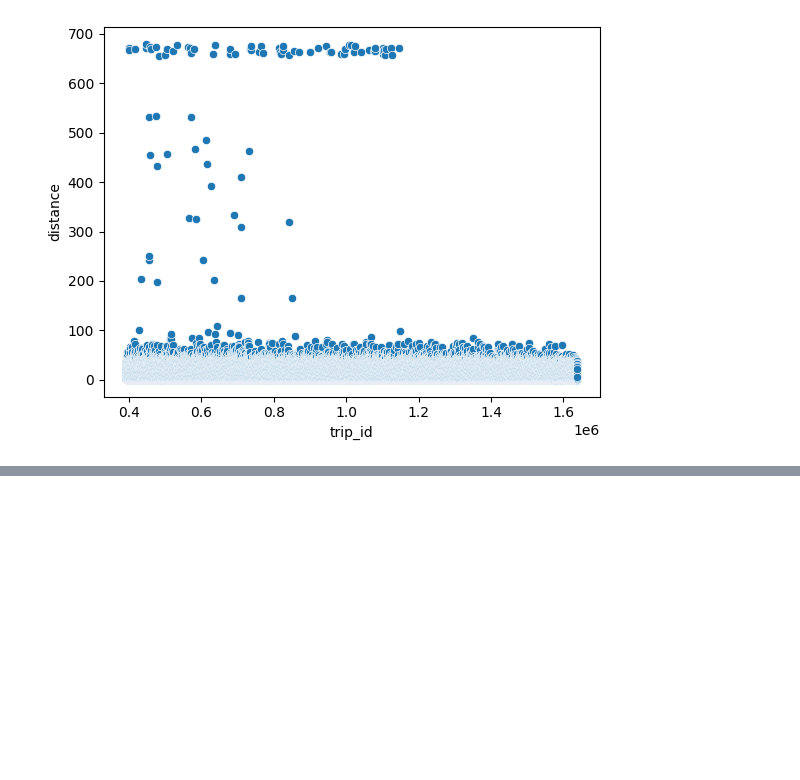
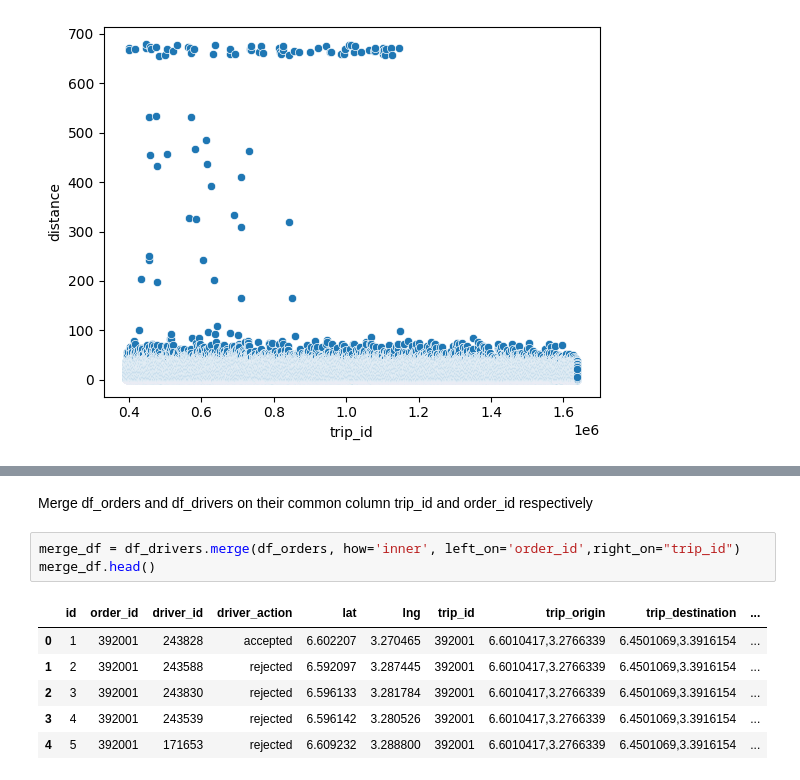
Before and after one commit to nahomHmichael/gokada-delivery-optimisation-with-causal-inference, a Jupyter notebook: notebooks/EDA.ipynb, the cells around one changed output, grey strips where cells are left out. Saved outputs shown, nothing was run; the diff lists cells and outputs as text; blank space fills up the shorter version.

```diff
--- a/notebooks/EDA.ipynb
+++ b/notebooks/EDA.ipynb
@@ -119,0 +174,12 @@ sns.scatterplot(y=df_orders['distance'],x=df_orders['trip_id'])
+# %% [markdown]
+Merge df_orders and df_drivers on their common column trip_id and order_id respectively
+# %%
+merge_df = df_drivers.merge(df_orders, how='inner', left_on='order_id',right_on="trip_id")
+merge_df.head()
+# %% [output]
+|  | id | order_id | driver_id | driver_action | lat | lng | trip_id | trip_origin | trip_destination | ... |
+| 0 | 1 | 392001 | 243828 | accepted | 6.602207 | 3.270465 | 392001 | 6.6010417,3.2766339 | 6.4501069,3.3916154 | ... |
+| 1 | 2 | 392001 | 243588 | rejected | 6.592097 | 3.287445 | 392001 | 6.6010417,3.2766339 | 6.4501069,3.3916154 | ... |
+| 2 | 3 | 392001 | 243830 | rejected | 6.596133 | 3.281784 | 392001 | 6.6010417,3.2766339 | 6.4501069,3.3916154 | ... |
+| 3 | 4 | 392001 | 243539 | rejected | 6.596142 | 3.280526 | 392001 | 6.6010417,3.2766339 | 6.4501069,3.3916154 | ... |
+| 4 | 5 | 392001 | 171653 | rejected | 6.609232 | 3.288800 | 392001 | 6.6010417,3.2766339 | 6.4501069,3.3916154 | ... |
```
Also changed, not shown: parts of 15 cells of this notebook, 1 other file.
